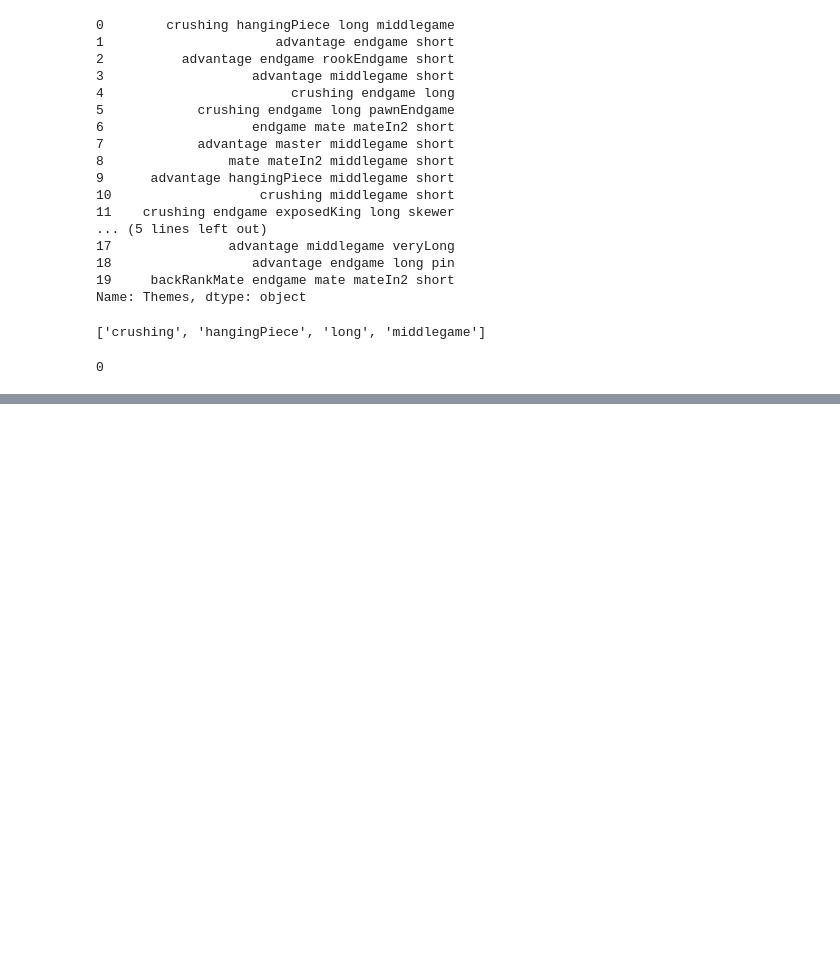
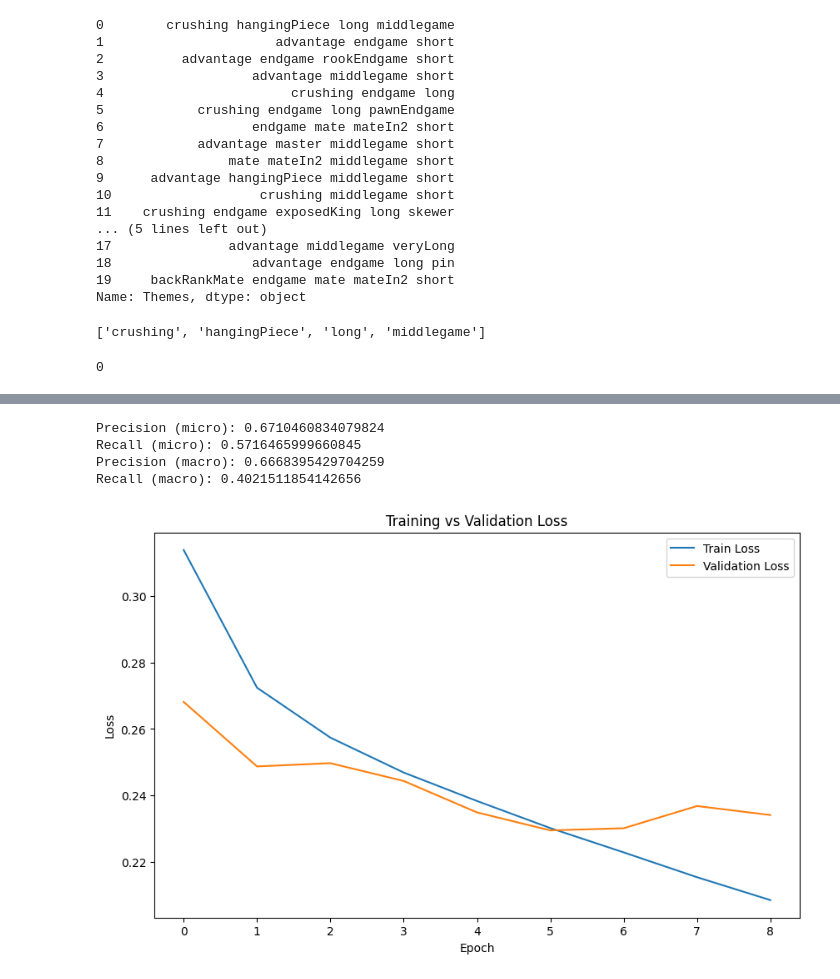
Before and after one commit to FarisKarim/puzzlerecommender, a Jupyter notebook: backend/chess.ipynb, the cells around one changed output, grey strips where cells are left out. Saved outputs shown, nothing was run; the diff lists cells and outputs as text; code cells hidden in the pictures; blank space fills up the shorter version.

Commit message:
model experimentation

```diff
--- a/backend/chess.ipynb
+++ b/backend/chess.ipynb
@@ -85,7 +161,8 @@ Counter({'short': 2542764, 'endgame': 2294763, 'middlegame': 2243593, 'crushing'
 # %%
+core_tactics_df
 from tqdm import tqdm
 
-sample = df.head(10000).copy()
+sample = core_tactics_df.head(50000).copy()
 
 # Extract first move from the Moves column
 sample["FirstMove"] = sample["Moves"].str.split().str[0]
@@ -105,3 +182,6 @@ sample["FEN_after_first_move"] = updated_fens
 
 # Drop failed rows
 sample = sample.dropna(subset=["FEN_after_first_move"]).reset_index(drop=True)
+
+print(sample.head(10))
+len(sample)
@@ -174,9 +300,9 @@ for fen in tqdm(sample["FEN_after_first_move"], desc="Converting FENs to board a
 X = np.array(X_list)
 print("X shape:", X.shape)
 
-# Prepare the labels using the full ParsedThemes column (all tactical motifs)
+# Prepare the labels using the full RefinedThemes column (all tactical motifs)
 mlb = MultiLabelBinarizer()
-y = mlb.fit_transform(sample["ParsedThemes"])
+y = mlb.fit_transform(sample["CoreLabel"])
 print("y shape:", y.shape)
 print("Label space (all parsed themes):", mlb.classes_)
 # %% [output]
@@ -201,11 +317,10 @@ from tensorflow.keras.layers import Conv2D, Flatten, Dense, Dropout, BatchNormal
 from tensorflow.keras.optimizers import Adam
 from sklearn.model_selection import train_test_split
 
-# Split the data into training and testing sets
 X_train, X_test, y_train, y_test = train_test_split(X, y, test_size=0.2, random_state=42)
 
 model = Sequential([
-    Conv2D(32, (3, 3), activation='relu', input_shape=(8, 8, 12), padding='same'),
+    Conv2D(32, (3, 3), activation='relu', input_shape=(8, 8, 19), padding='same'),
     BatchNormalization(),
     Conv2D(64, (3, 3), activation='relu', padding='same'),
     BatchNormalization(),
@@ -244,3 +357,6 @@ Model: "sequential"
 # %%
-history = model.fit(X_train, y_train, epochs=20, batch_size=32, validation_data=(X_test, y_test))
+from tensorflow.keras.callbacks import EarlyStopping
+early_stop = EarlyStopping(monitor='val_loss', patience=3, restore_best_weights=True)
+
+history = model.fit(X_train, y_train, epochs=15, batch_size=32, validation_data=(X_test, y_test),callbacks=[early_stop])
 # %% [output]
@@ -298,0 +420,33 @@ Hamming Loss: 0.05448064516129032
+# %%
+from sklearn.metrics import precision_score, recall_score
+
+precision_micro = precision_score(y_test, y_pred_binary, average='micro')
+recall_micro = recall_score(y_test, y_pred_binary, average='micro')
+
+# Compute macro-average precision and recall
+precision_macro = precision_score(y_test, y_pred_binary, average='macro')
+recall_macro = recall_score(y_test, y_pred_binary, average='macro')
+
+print("Precision (micro):", precision_micro)
+print("Recall (micro):", recall_micro)
+print("Precision (macro):", precision_macro)
+print("Recall (macro):", recall_macro)
+# %% [output]
+Precision (micro): 0.6710460834079824
+Recall (micro): 0.5716465999660845
+Precision (macro): 0.6668395429704259
+Recall (macro): 0.4021511854142656
+# %%
+import matplotlib.pyplot as plt
+
+# Plot training and validation loss over epochs
+plt.figure(figsize=(10, 6))
+plt.plot(history.history['loss'], label='Train Loss')
+plt.plot(history.history['val_loss'], label='Validation Loss')
+plt.xlabel('Epoch')
+plt.ylabel('Loss')
+plt.title('Training vs Validation Loss')
+plt.legend()
+plt.show()
+# %% [output]
+[figure, added]
```
Also changed, not shown: parts of 13 cells of this notebook.
